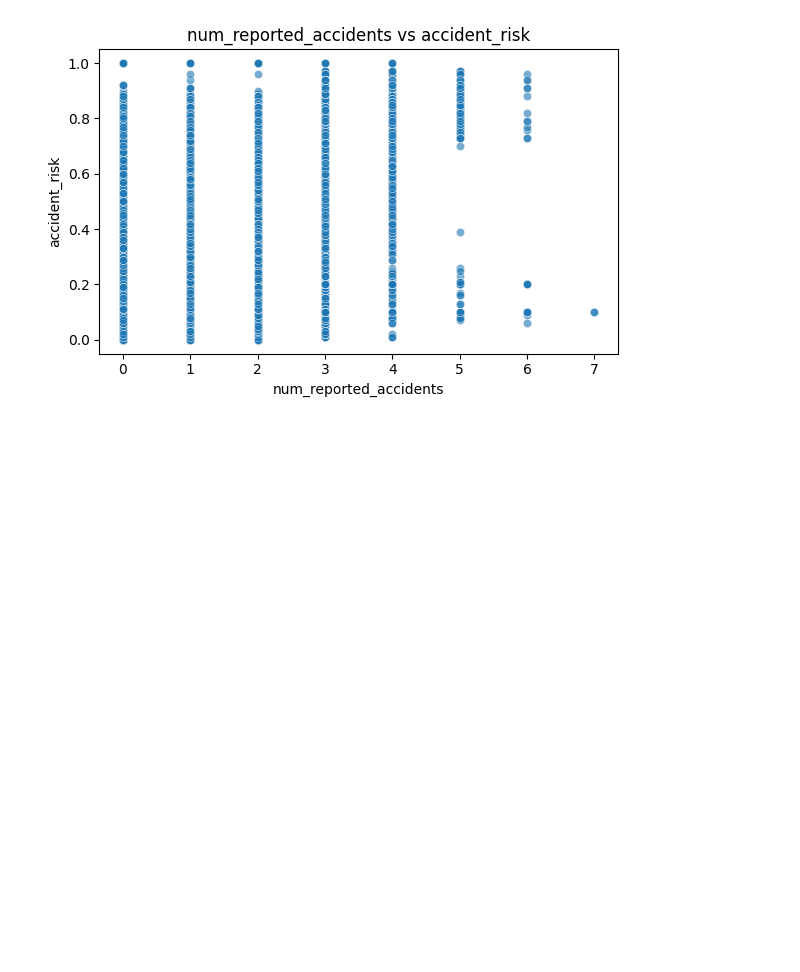
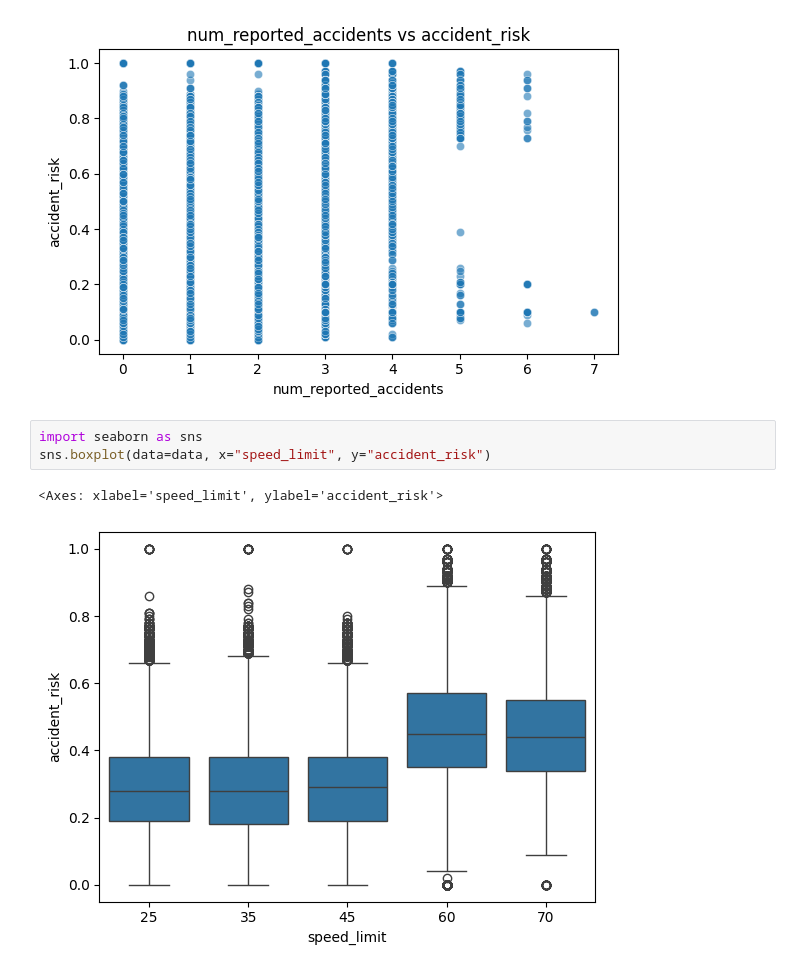
Before and after one commit to hananbahtiti/Predicting-Road-Accident-Risk, a Jupyter notebook: Predicting_Road_Accident_Risk.ipynb, the cells around one changed output. Drawn from its saved outputs; the diff is of its cells as text; blank space fills up the shorter version.

```diff
--- a/Predicting_Road_Accident_Risk.ipynb
+++ b/Predicting_Road_Accident_Risk.ipynb
@@ -135,3 +135,9 @@ for col in numeric_cols:
 [figure]
 [figure]
 [figure]
+# %%
+import seaborn as sns
+sns.boxplot(data=data, x="speed_limit", y="accident_risk")
+# %% [output]
+<Axes: xlabel='speed_limit', ylabel='accident_risk'>
+[figure, added]
```
Also changed, not shown: parts of 1 cell of this notebook.
